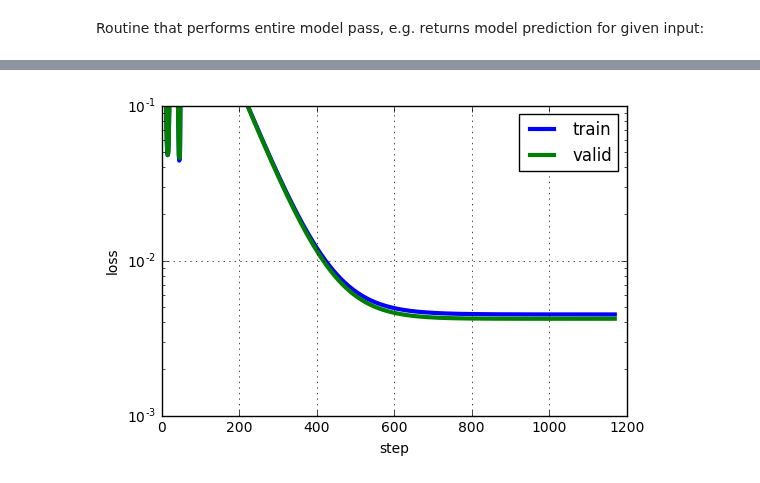
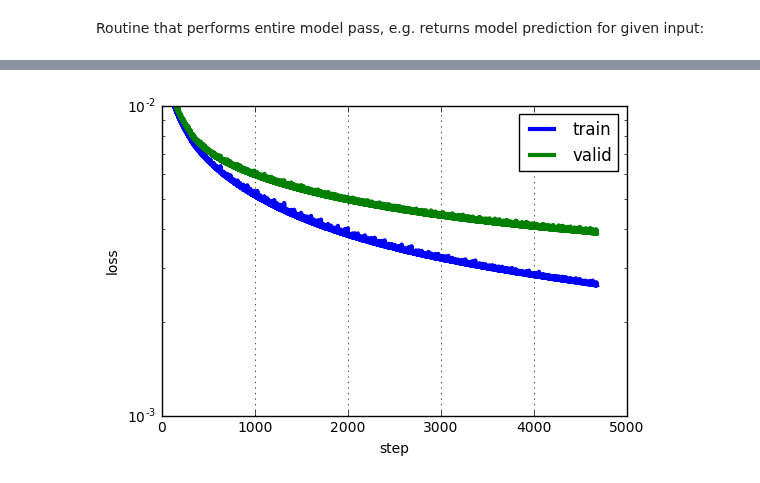
Before and after one commit to alexstaravoitau/kaggle-facial-keypoints-detection, a Jupyter notebook: tf-cnn.ipynb, the cells around one changed output, grey strips where cells are left out. Drawn from its saved outputs; the diff is of its cells as text; code cells hidden in the pictures.

```diff
--- a/tf-cnn.ipynb
+++ b/tf-cnn.ipynb
@@ -136,7 +136,7 @@ def layer_pass(input, shape):
   )
   biases = tf.get_variable( 'biases',
     shape = [shape[1]],
-    initializer=tf.constant_initializer(1.0)
+    initializer=tf.constant_initializer(0.0)
   )
   return tf.matmul(input, weights) + biases
 # %% [markdown]
@@ -153,7 +153,7 @@ def model_pass(input):
 batch_size = 128
 hidden_layer_size = 100
 l2_lambda = 0
-num_epochs = 100
+num_epochs = 400
 num_steps = int((y_train.shape[0] / batch_size) * num_epochs)
 learning_rate = 0.01
 momentum = 0.9
@@ -254,13 +252,13 @@ Initialized
 # %%
 pyplot.plot(train_loss, linewidth=3, label="train")
 pyplot.plot(valid_loss, linewidth=3, label="valid")
 pyplot.grid()
 pyplot.legend()
 pyplot.xlabel("step")
 pyplot.ylabel("loss")
-pyplot.ylim(0.001, 0.1)
+pyplot.ylim(0.001, 0.01)
 #pyplot,xlim(0, 1000)
 pyplot.yscale("log")
 pyplot.show()
 # %% [output]
-[figure, old version]
+[figure, new version]
```
Also changed, not shown: parts of 1 cell of this notebook.
